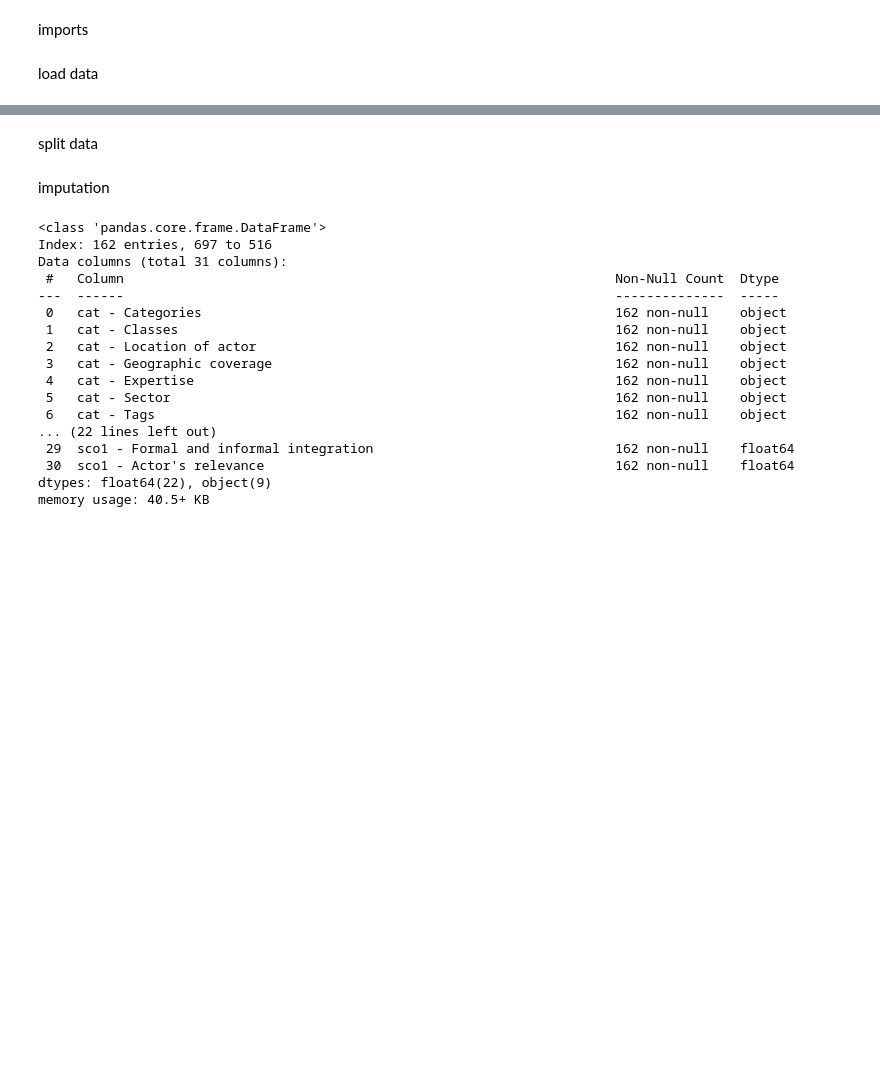
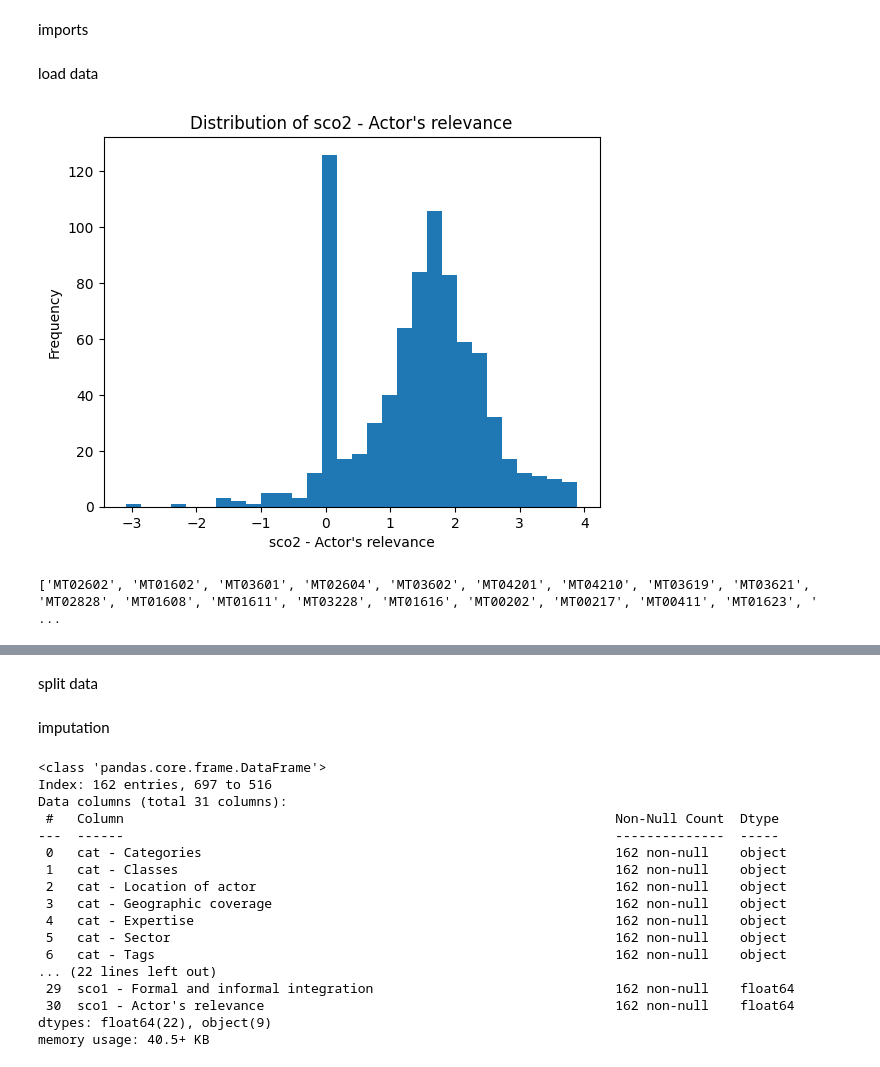
Before and after one commit to Ghiathaljebawi/SCORE_Index_ML_-_NLP, a Jupyter notebook: notebooks/250728_SCORE_ML_preprocessing.ipynb, the cells around one changed output, grey strips where cells are left out. Drawn from its saved outputs; the diff is of its cells as text; code cells hidden in the pictures; blank space fills up the shorter version.

```diff
--- a/notebooks/250728_SCORE_ML_preprocessing.ipynb
+++ b/notebooks/250728_SCORE_ML_preprocessing.ipynb
@@ -25,3 +25,17 @@ OUTPUT_PATH_long = "../data/alldatatoML_preprocessed_long.xlsx"
 OUTPUT_PATH_short = "../data/alldatatoML_preprocessed_short.xlsx"
 
 dataset = pd.read_excel(DATA_PATH)
+# %%
+plt.hist(dataset["sco2 - Actor's relevance"], bins=30)
+plt.xlabel("sco2 - Actor's relevance")
+plt.ylabel('Frequency')
+plt.title("Distribution of sco2 - Actor's relevance")
+plt.show()
+# %% [output]
+[figure, added]
+# %%
+# list of codes of inactive actors
+inactive_codes = dataset.loc[dataset["cat - Legal status"] == "not active anymore", "Code"].tolist()
+print(inactive_codes)
+# %% [output]
+['MT02602', 'MT01602', 'MT03601', 'MT02604', 'MT03602', 'MT04201', 'MT04210', 'MT03619', 'MT03621', 'MT02828', 'MT01608', 'MT01611', 'MT03228', 'MT01616', 'MT00202', 'MT00217', 'MT00411', 'MT01623', ' ...
```
Also changed, not shown: parts of 2 cells of this notebook, 5 other files.
